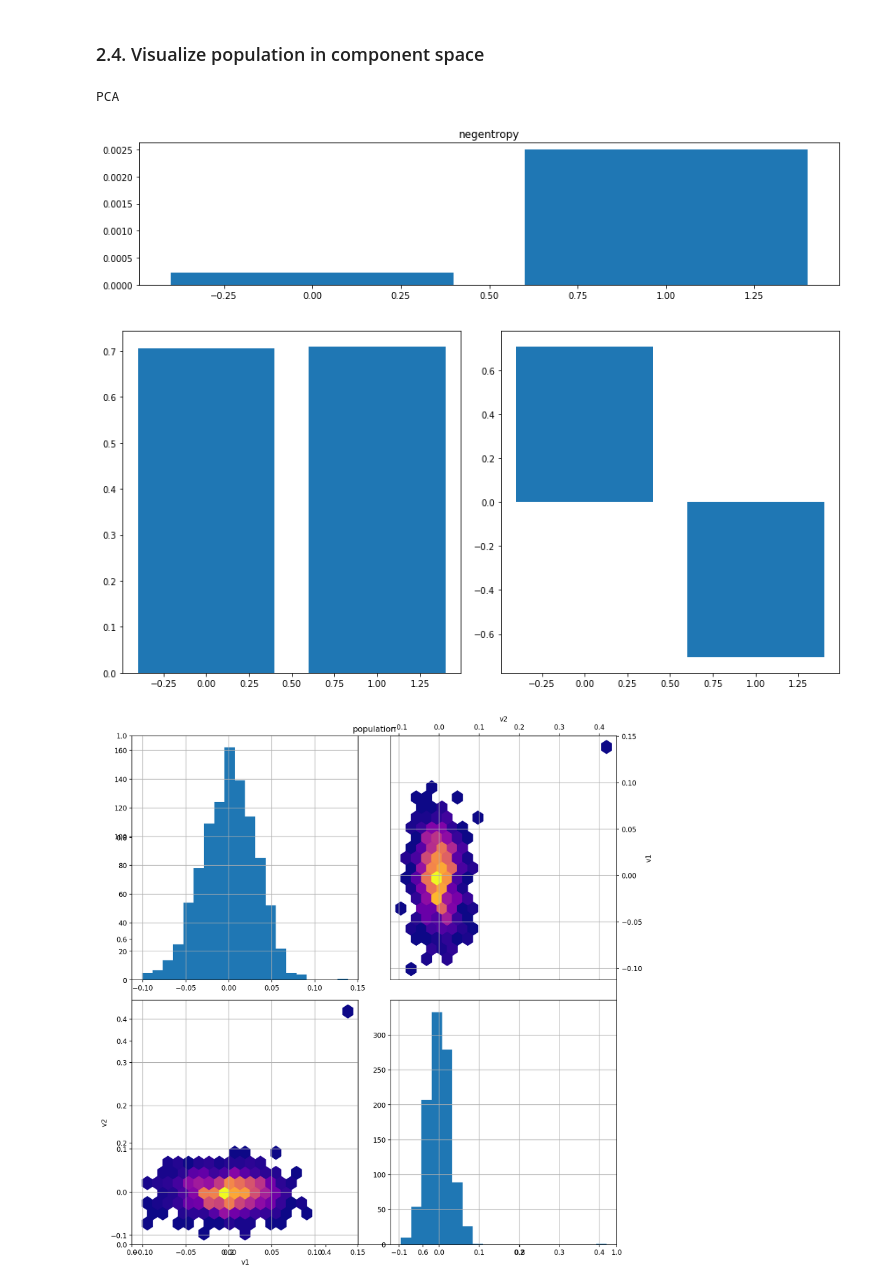
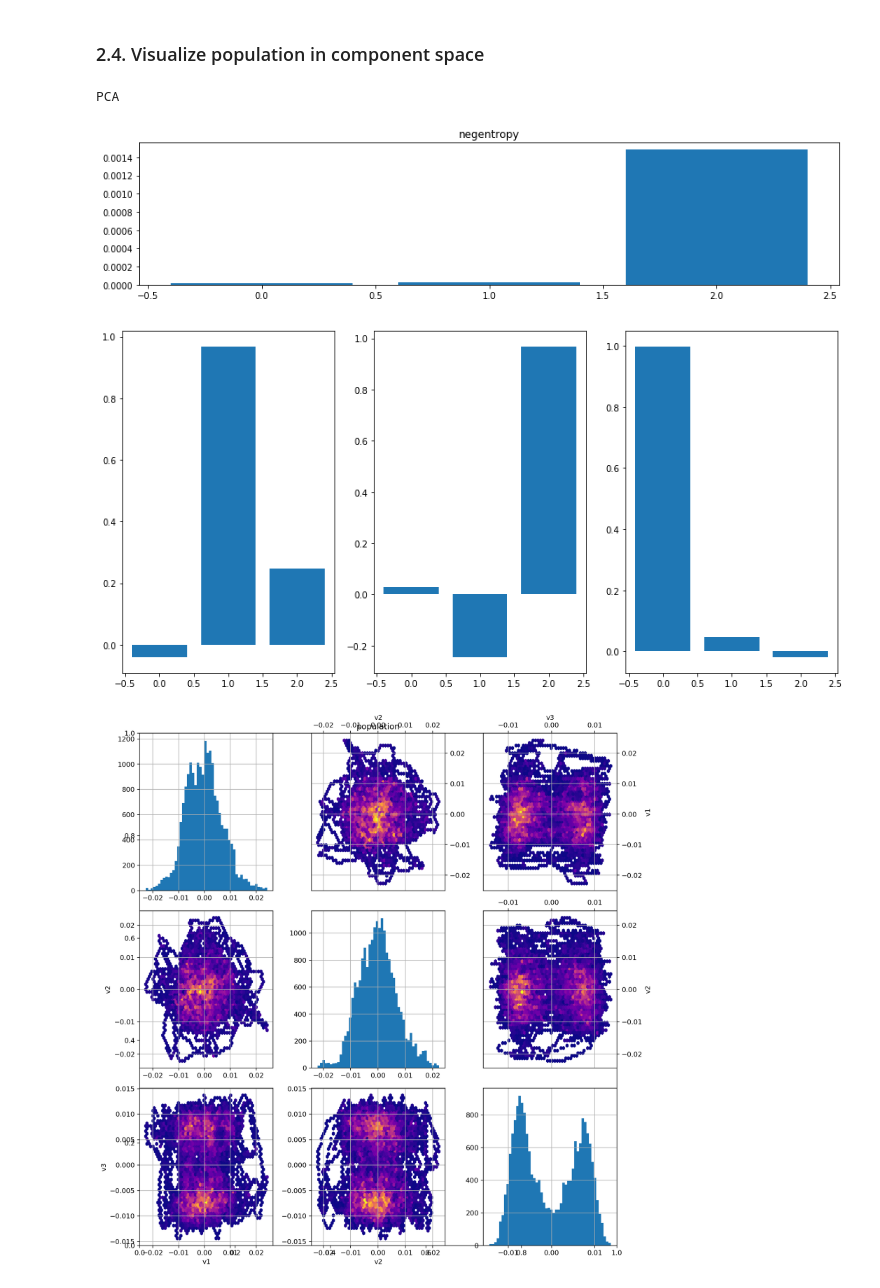
Before and after one commit to fredericpoitevin/IsCAn, a Jupyter notebook: projects/compareCAs/Independent Component Analysis of Time-series.ipynb, the cells around one changed output. Drawn from its saved outputs; the diff is of its cells as text; code cells hidden in the pictures.

```diff
--- a/projects/compareCAs/Independent Component Analysis of Time-series.ipynb
+++ b/projects/compareCAs/Independent Component Analysis of Time-series.ipynb
@@ -15,8 +15,8 @@ Here we either load a previously prepared dataset, or create it
 # 'two_g': OpenMM trajectory of one particle in a 2-gaussian 3D potential
 # 'muller': OpenMM trajectory of one particle in Muller 2+1D potential
 # 'reload': traj stored previously in datafile
-run='reload'
-n_steps = 1000 # 10000
+run='two_g'
+n_steps = 10000
 # datafile is optional if run != 'reload'. It will be written if run == 'muller'
 datafile='muller_traj_1000_v3.npy' #'muller_traj_1000.npy'
 #
@@ -48,7 +50,7 @@ reload
 # 2. Perform Component Analyses
 Define here how many components you want to get!
 # %%
-n_components=2
+n_components=3
 # %% [markdown]
 ### 2.1. Retrieve components (v_) and, when possible, associated eigenvalue (l_)
 # %%
@@ -71,10 +73,10 @@ avenegent_ica, stdnegent_ica   = cmpnt.ave_score(prj_ica,n_components)
 ### 2.4. Visualize population in component space
 # %%
 for v,prj,neg,title in [(v_pca,prj_pca,avenegent_pca,'PCA'),(v_tica,prj_tica,avenegent_tica,'tICA'),(v_ica,prj_ica,avenegent_ica,'ICA')]:
-    cmpnt.plot_summary(v,prj,neg,n_components,title=title,nfig=3)
+    cmpnt.plot_summary(v,prj,neg,n_components,nbins=50,title=title,nfig=3)
 # %% [output]
 PCA
-[figure, old version]
+[figure, new version]
-[figure, old version]
+[figure, new version]
-[figure, old version]
+[figure, new version]
 tICA
```
Also changed, not shown: parts of 2 cells of this notebook, 9 other files.
